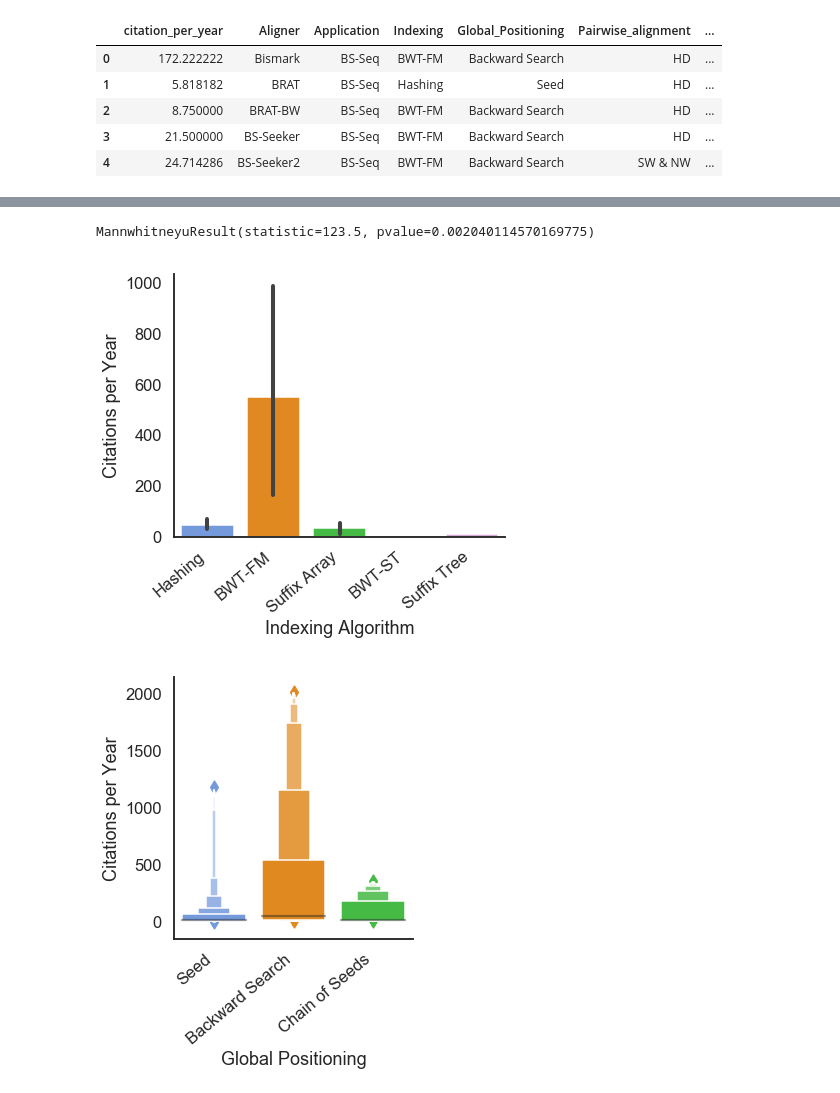
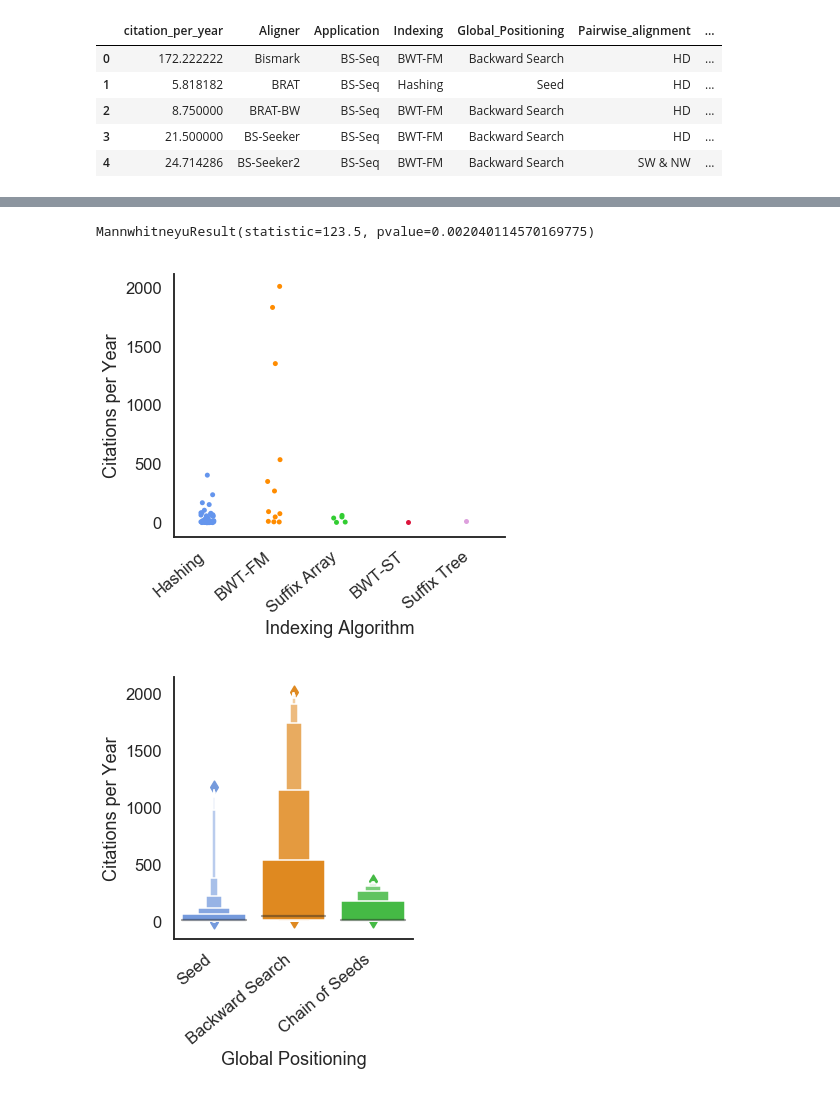
Before and after one commit to Mangul-Lab-USC/technology.dictates.algorithms, a Jupyter notebook: notebooks/citation_figures.ipynb, the cells around one changed output, grey strips where cells are left out. Drawn from its saved outputs; the diff is of its cells as text; code cells hidden in the pictures.

```diff
--- a/notebooks/citation_figures.ipynb
+++ b/notebooks/citation_figures.ipynb
@@ -116,33 +137,33 @@ data_cite.head()
 # %%
 data_cite_DNA=data_cite.loc[data_cite['Application'] == 'DNA']
 
 import seaborn as sns
 import matplotlib.pyplot as plt
 import scipy as scp
 
 
 clrs = ['cornflowerblue', 'darkorange', 'limegreen', 'crimson', 'plum', 'peru', 'aquamarine',
         'pink', 'darkgrey', 'yellowgreen', 'lightcoral', 'gold']
 
 sns.set_style('white')
 sns.set_context('talk')
 
-ax = sns.catplot(data= data_cite_DNA, x='Indexing', y='citation_per_year', aspect=1.25,kind='bar',
+ax = sns.catplot(data= data_cite_DNA, x='Indexing', y='citation_per_year', aspect=1.25,
                  order=['Hashing','BWT-FM','Suffix Array','BWT-ST','Suffix Tree'], palette=clrs)
 ax.set(xlabel = 'Indexing Algorithm', ylabel = 'Citations per Year')
 ax.set_xticklabels(rotation=40, ha="right")
 #plt.show()
 
 plt.savefig('../figures/Indexing_by_Citations.png')
 plt.savefig('../figures/Indexing_by_Citations.pdf')
 
 mwu = scp.stats.mannwhitneyu(data_cite_DNA.loc[data_cite_DNA['Indexing'] == 'Hashing'].loc[:,'citation_per_year'],
                               data_cite_DNA.loc[data_cite_DNA['Indexing'] == 'BWT-FM'].loc[:,'citation_per_year'],
                              alternative = 'two-sided')
 print (mwu)
 # %% [output]
 MannwhitneyuResult(statistic=123.5, pvalue=0.002040114570169775)
-[figure, old version]
+[figure, new version]
 # %%
 ax = sns.catplot(data=data_cite, x='Global_Positioning', y='citation_per_year', kind='boxen',
                  order=['Seed','Backward Search','Chain of Seeds'], palette=clrs)
```
Also changed, not shown: parts of 3 cells of this notebook, 51 other files.
